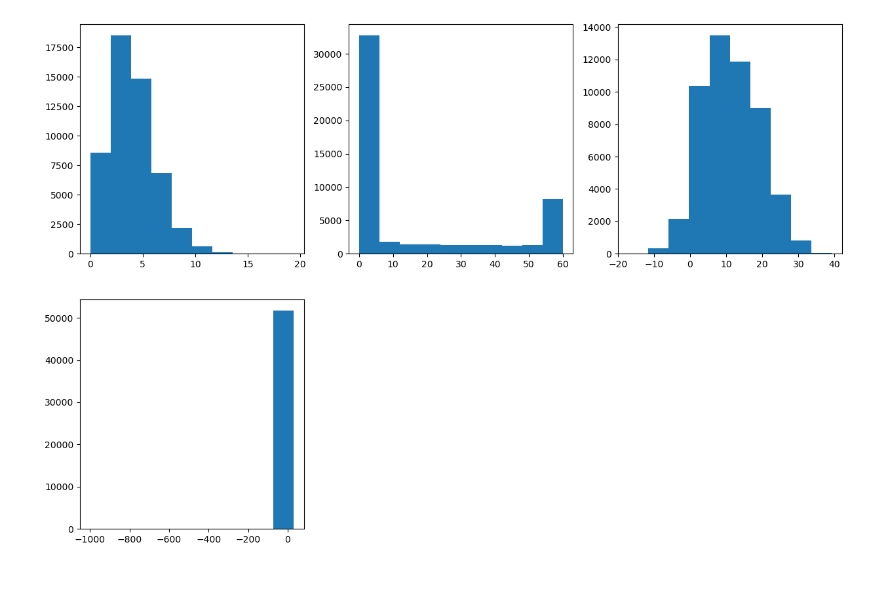
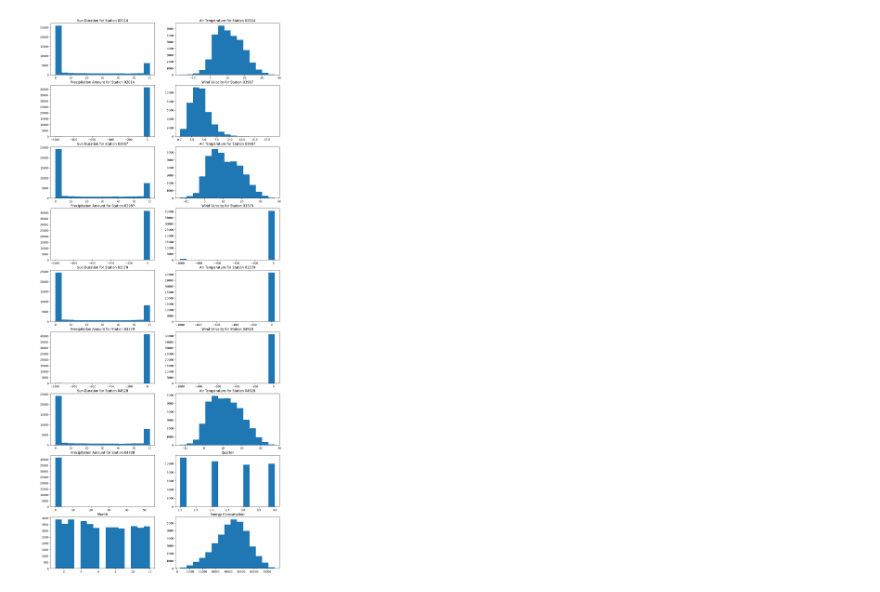
Before and after one commit to maxlautenbach/data-quadrat, a Jupyter notebook: initialPreprocessing.ipynb, the cells around one changed output. Saved outputs shown, nothing was run; the diff lists cells and outputs as text; code cells hidden in the pictures.

```diff
--- a/initialPreprocessing.ipynb
+++ b/initialPreprocessing.ipynb
@@ -4,6 +5,6 @@ import pandas as pd
 from sklearn.model_selection import train_test_split
 from matplotlib import pyplot as plt
 # %%
-energy_consumption_data = pd.read_csv("Energy Consumption Dataset.csv")
+energy_consumption_data = pd.read_csv("Energy Consumption Dataset.csv", index_col=0)
 energy_consumption_data.head()
 # %% [output]
@@ -27,7 +28,7 @@ energy_consumption_data.describe()
 | max | 19.400000 | 60.000000 | 39.200000 | 31.400000 | ... |
 # %%
 #Doing split to normalize each data part
-test, train = train_test_split(energy_consumption_data, shuffle=False, test_size=0.2)
+train, test = train_test_split(energy_consumption_data, shuffle=False, test_size=0.2)
 
 train.head()
 # %% [output]
@@ -40,3 +40,0 @@ train.head()
-# %%
-for column in list(energy_consumption_data.columns)[:2]:
-    energy_consumption_data[column].hist()
@@ -46,2 +41,2 @@ KeyboardInterrupt:
 # %%
-list(energy_consumption_data.columns)
+columns = list(energy_consumption_data.columns)
@@ -69,24 +43,24 @@ list(energy_consumption_data.columns)
 # %%
-# create a list of all columns that we are considering
-columns = [ 'Wind Velocity for Station 02014', 'Sun Duration for Station 02014', 'Air Temperature for Station 02014', 'Precipitation Amount for Station 02014' ]
+from tqdm import tqdm
 
 # create all combinations of considered columns
 #combinations = itertools.combinations(features, 2)
 
 # create a figure and specify its size
-fig = plt.figure(figsize=(15,10))
+fig = plt.figure(figsize=(15,40))
 
 # go through all combinations and create one plot for each
 figure_index = 1
-for column in columns:
+for column in tqdm(columns[1:]):
     # add a sub plot to the figure
-    axs = fig.add_subplot(2,3,figure_index)
-    axs.hist(energy_consumption_data[column])
+    axs = fig.add_subplot(10,2,figure_index)
+    axs.hist(train[column], bins=15)
+    axs.set_title(column)
     # increase the figure index (otherwise all plots are drawn in the first subplot)
     figure_index+=1
 
 
 # show the plot
 plt.show()
 # %% [output]
-[figure, old version]
+[figure, new version]
```
Also changed, not shown: parts of 8 cells of this notebook.
